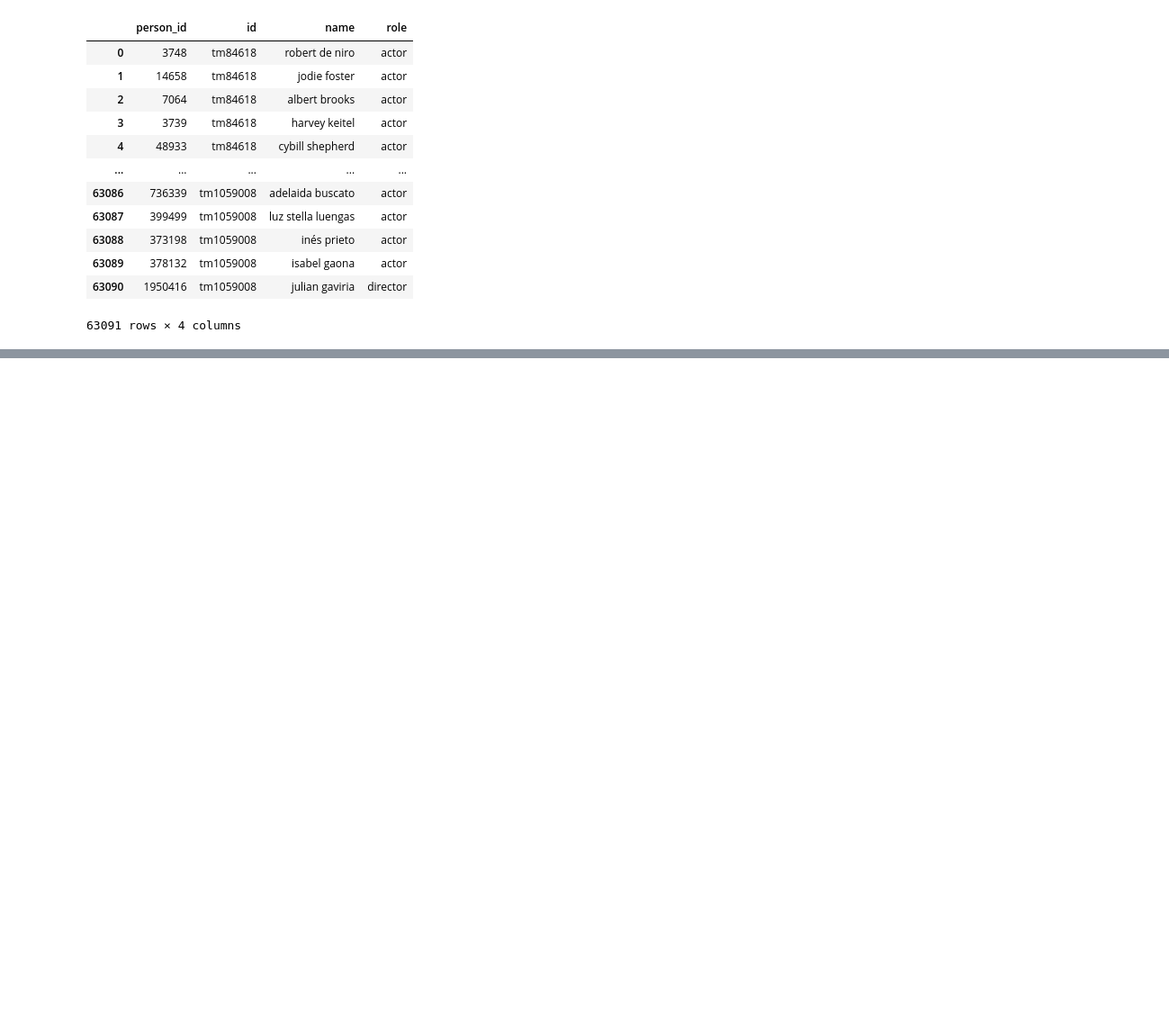
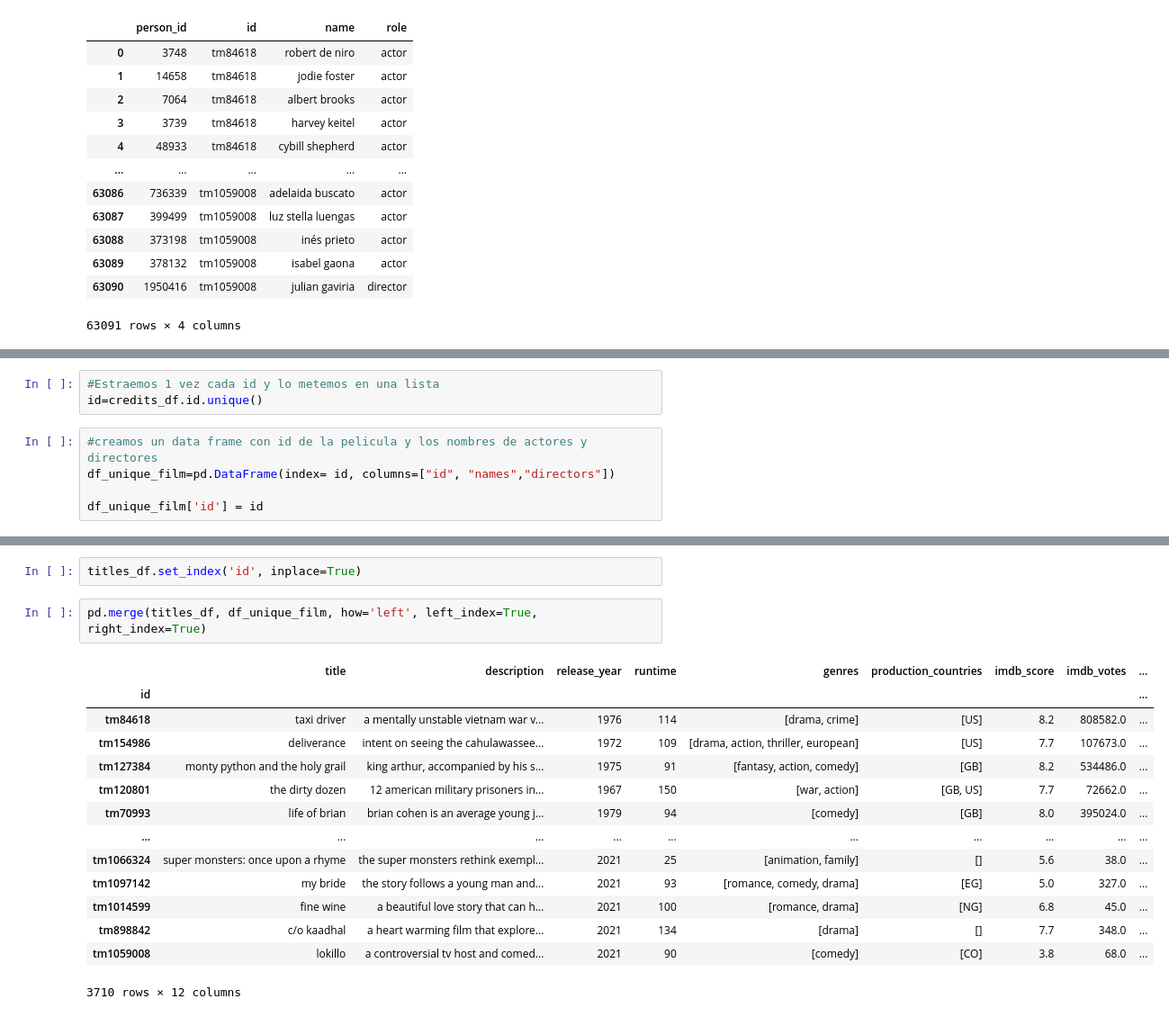
Before and after one commit to alicia-perez-diez/proyect_2, a Jupyter notebook: netflix_project_notebook.ipynb, the cells around one changed output, grey strips where cells are left out. Shown: that part at 90% size. Cells and saved outputs as stored; diff of their text form; blank space fills up the shorter version.

```diff
--- a/netflix_project_notebook.ipynb
+++ b/netflix_project_notebook.ipynb
@@ -264,0 +261,8 @@ df_unique_film=pd.DataFrame(index=id_unique, columns=["names","directors"])
+# %%
+#Estraemos 1 vez cada id y lo metemos en una lista
+id=credits_df.id.unique()
+# %%
+#creamos un data frame con id de la pelicula y los nombres de actores y directores
+df_unique_film=pd.DataFrame(index= id, columns=["id", "names","directors"])
+
+df_unique_film['id'] = id
@@ -289,0 +310,19 @@ Index(['tm84618', 'tm154986', 'tm127384', 'tm120801', 'tm70993', 'tm14873',
+# %%
+titles_df.set_index('id', inplace=True)
+# %%
+pd.merge(titles_df, df_unique_film, how='left', left_index=True, right_index=True)
+# %% [output]
+|  | title | description | release_year | runtime | genres | production_countries | imdb_score | imdb_votes | ... |
+| id |  |  |  |  |  |  |  |  | ... |
+| tm84618 | taxi driver | a mentally unstable vietnam war v... | 1976 | 114 | [drama, crime] | [US] | 8.2 | 808582.0 | ... |
+| tm154986 | deliverance | intent on seeing the cahulawassee... | 1972 | 109 | [drama, action, thriller, european] | [US] | 7.7 | 107673.0 | ... |
+| tm127384 | monty python and the holy grail | king arthur, accompanied by his s... | 1975 | 91 | [fantasy, action, comedy] | [GB] | 8.2 | 534486.0 | ... |
+| tm120801 | the dirty dozen | 12 american military prisoners in... | 1967 | 150 | [war, action] | [GB, US] | 7.7 | 72662.0 | ... |
+| tm70993 | life of brian | brian cohen is an average young j... | 1979 | 94 | [comedy] | [GB] | 8.0 | 395024.0 | ... |
+| ... | ... | ... | ... | ... | ... | ... | ... | ... | ... |
+| tm1066324 | super monsters: once upon a rhyme | the super monsters rethink exempl... | 2021 | 25 | [animation, family] | [] | 5.6 | 38.0 | ... |
+| tm1097142 | my bride | the story follows a young man and... | 2021 | 93 | [romance, comedy, drama] | [EG] | 5.0 | 327.0 | ... |
+| tm1014599 | fine wine | a beautiful love story that can h... | 2021 | 100 | [romance, drama] | [NG] | 6.8 | 45.0 | ... |
+| tm898842 | c/o kaadhal | a heart warming film that explore... | 2021 | 134 | [drama] | [] | 7.7 | 348.0 | ... |
+| tm1059008 | lokillo | a controversial tv host and comed... | 2021 | 90 | [comedy] | [CO] | 3.8 | 68.0 | ... |
+3710 rows × 12 columns
```
Also changed, not shown: parts of 16 cells of this notebook.
